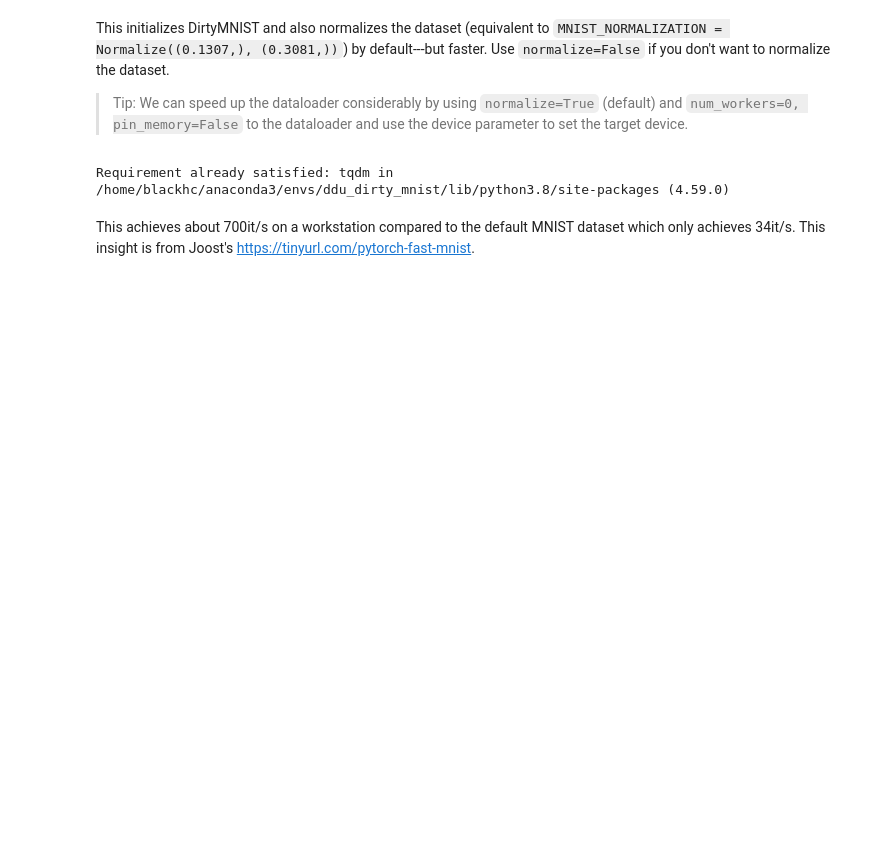
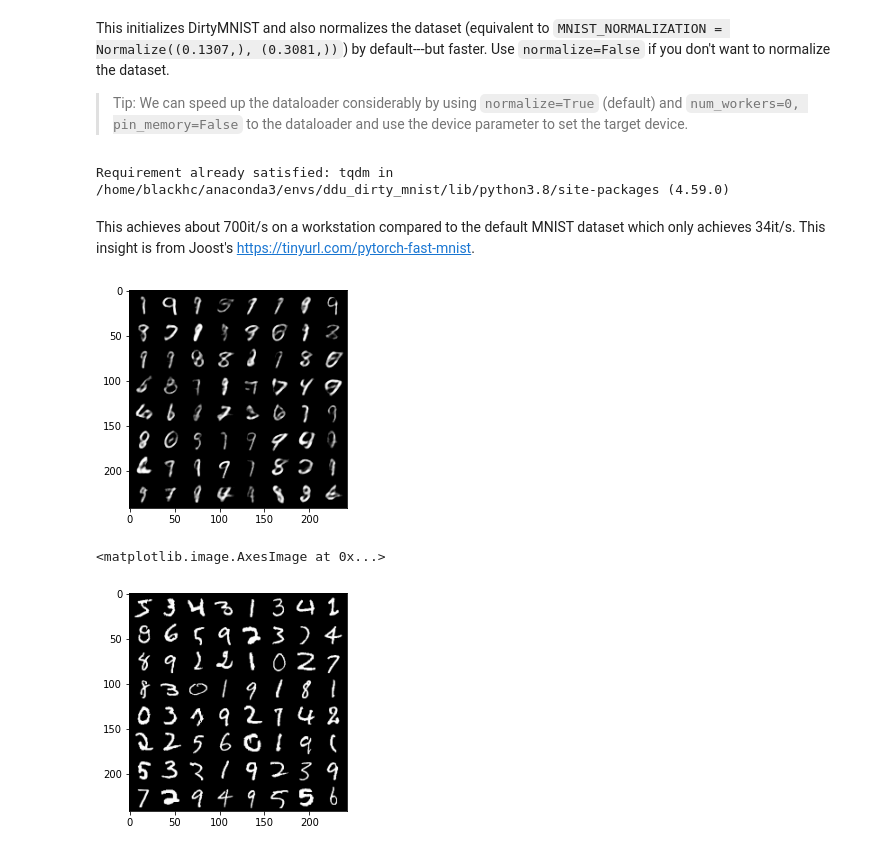
Before and after one commit to BlackHC/ddu_dirty_mnist, a Jupyter notebook: 01_dataloader.ipynb, the cells around one changed output. Cells and saved outputs as stored; diff of their text form; code cells hidden in the pictures; blank space fills up the shorter version.

```diff
--- a/01_dataloader.ipynb
+++ b/01_dataloader.ipynb
@@ -27,7 +45,7 @@ MNIST_NORMALIZATION = Normalize((0.1307,), (0.3081,))
 # %%
 # export
 
-
+# based on torchvision.datasets.mnist.py (https://github.com/pytorch/vision/blob/37eb37a836fbc2c26197dfaf76d2a3f4f39f15df/torchvision/datasets/mnist.py)
 class AmbiguousMNIST(VisionDataset):
     """
     Ambiguous-MNIST Dataset
@@ -54,13 +72,13 @@ class AmbiguousMNIST(VisionDataset):
             and returns a transformed version. E.g, ``transforms.RandomCrop``
         target_transform (callable, optional): A function/transform that takes in the
             target and transforms it.
-        normalize (bool, optional): Whiten the samples.
+        normalize (bool, optional): Normalize the samples.
         device: Device to use (pass `num_workers=0, pin_memory=False` to the DataLoader for max throughput)
     """
 
     mirrors = ["http://github.com/BlackHC/ddu_dirty_mnist/releases/download/data-v0.6.0/"]
 
-    resources = dict(data=("amnist_samples.pt", None), targets=("amnist_labels.pt", None))
+    resources = dict(data=("amnist_samples.pt", "4f7865093b1d28e34019847fab917722"), targets=("amnist_labels.pt", "3bfc055a9f91a76d8d493e8b898c3c95"))
 
     def __init__(
         self,
@@ -155,10 +173,9 @@ class AmbiguousMNIST(VisionDataset):
 # %%
 # export
 
-# based on https://tinyurl.com/pytorch-fast-mnist
 class FastMNIST(MNIST):
     """
-    FastMNIST, like MNIST (<http://yann.lecun.com/exdb/mnist/>) but faster throughput.
+    FastMNIST, based on https://tinyurl.com/pytorch-fast-mnist. It's like MNIST (<http://yann.lecun.com/exdb/mnist/>) but faster.
 
     Args:
         root (string): Root directory of dataset where ``MNIST/processed/training.pt``
@@ -172,7 +189,7 @@ class FastMNIST(MNIST):
             and returns a transformed version. E.g, ``transforms.RandomCrop``
         target_transform (callable, optional): A function/transform that takes in the
             target and transforms it.
-        normalize (bool, optional): Whiten the samples.
+        normalize (bool, optional): Normalize the samples.
         device: Device to use (pass `num_workers=0, pin_memory=False` to the DataLoader for
             max throughput).
     """
@@ -243,7 +260,7 @@ def DirtyMNIST(
             and returns a transformed version. E.g, ``transforms.RandomCrop``
         target_transform (callable, optional): A function/transform that takes in the
             target and transforms it.
-        normalize (bool, optional): Whiten the samples.
+        normalize (bool, optional): Normalize the samples.
         device: Device to use (pass `num_workers=0, pin_memory=False` to the DataLoader for
             max throughput).
     """
@@ -319,0 +348,10 @@ for image, label in tqdm(mnist_dataloader):
+# %%
+# gpu
+
+plt.imshow(make_grid(dirty_mnist_train.datasets[1].data[:64*10:10], nrow=8, normalize=True).permute(1,2,0).cpu().numpy())
+plt.show()
+plt.imshow(make_grid(dirty_mnist_train.datasets[0].data[:64*10:10], nrow=8, normalize=True).permute(1,2,0).cpu().numpy())
+# %% [output]
+[figure, added]
+<matplotlib.image.AxesImage at 0x...>
+[figure, added]
```
Also changed, not shown: parts of 9 cells of this notebook, 12 other files.
